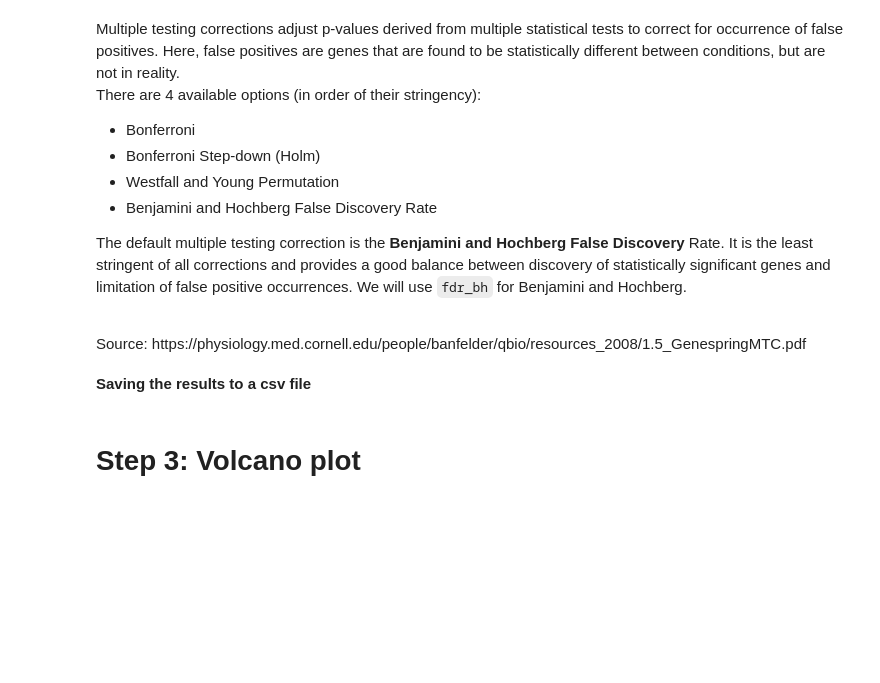
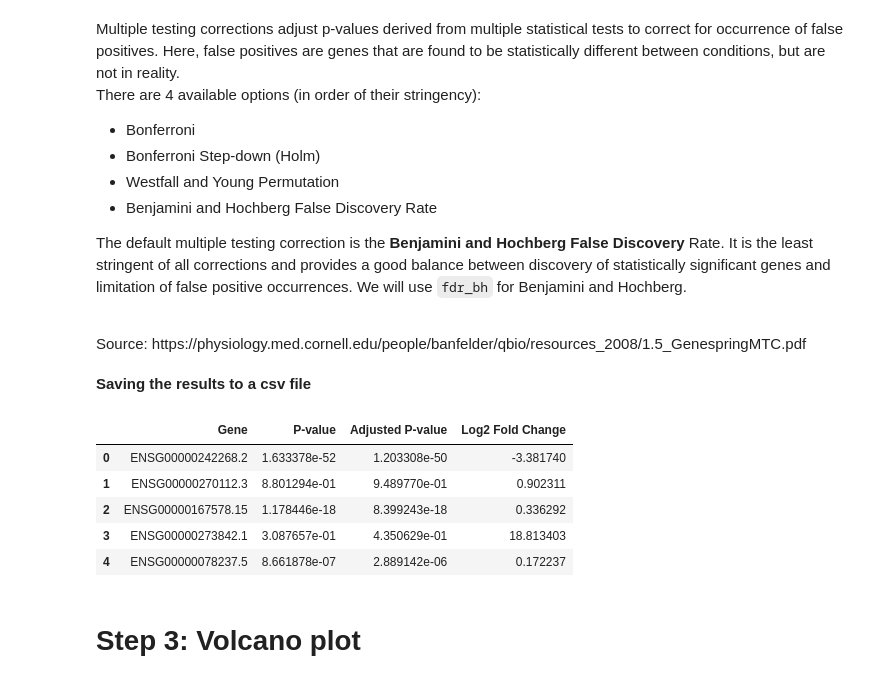
Before and after one commit to Crazz-Zaac/python-bioinformatics, a Jupyter notebook: Final Project.ipynb, the cells around one changed output. Cells and saved outputs as stored; diff of their text form; code cells hidden in the pictures; blank space fills up the shorter version.

```diff
--- a/Final Project.ipynb
+++ b/Final Project.ipynb
@@ -101,3 +118,6 @@ healthy_tissue_df = healthy_tissue_df.apply(pd.to_numeric, errors='coerce')
+# %%
+primary_tumor_df = primary_tumor_df.dropna()
+healthy_tissue_df = healthy_tissue_df.dropna()
 # %% [markdown]
 # Step 2: Identify differentially expressed genes
 # %% [markdown]
@@ -119,19 +136,24 @@ from statsmodels.stats.multitest import multipletests
 p_values = []
 adjusted_p_values = []
 log2_fold_changes = []
+epsilon = 1e-8
 
 # iterating over each genes
 for gene in primary_tumor_df.columns:
     # Mann-Whitney U test
-    stat, p_value = mannwhitneyu(primary_tumor_df[gene], healthy_tissue_df[gene], alternative='two-sided')
+    stat, p_value = mannwhitneyu(
+        primary_tumor_df[gene], healthy_tissue_df[gene], alternative="two-sided"
+    )
 
     # p-value for each gene
     p_values.append(p_value)
 
     # log2 fold change (assuming mean expression for simplicity)
-    mean_expression_primary_tumor = primary_tumor_df[gene].mean()
-    mean_expression_healthy_tissue = healthy_tissue_df[gene].mean()
-    log2_fold_change = np.log2(mean_expression_primary_tumor / mean_expression_healthy_tissue)
+    mean_expression_primary_tumor = primary_tumor_df[gene].mean(axis=0)
+    mean_expression_healthy_tissue = healthy_tissue_df[gene].mean(axis=0)
+    log2_fold_change = np.log2(
+        mean_expression_primary_tumor / (mean_expression_healthy_tissue + epsilon)
+    )
     log2_fold_changes.append(log2_fold_change)
 
     # Append nan for adjusted p-value for now (will calculate later)
@@ -152,4 +174,6 @@ The default multiple testing correction is the **Benjamini and Hochberg False Di
 Source: https://physiology.med.cornell.edu/people/banfelder/qbio/resources_2008/1.5_GenespringMTC.pdf
 # %%
 # Multiple testing correction for adjusted p-values
-adjusted_p_values = multipletests(p_values, method='fdr_bh')[1]
+_, adjusted_p_values, _, _ = smm.multipletests(
+        p_values, alpha=0.05, method="fdr_bh"
+    )
@@ -171,6 +190,15 @@ results_df = pd.DataFrame({
 
 # Saving the results to CSV
 results_df.to_csv('differential_expression_results.csv', index=False)
+# %%
+results_df.head()
+# %% [output]
+|  | Gene | P-value | Adjusted P-value | Log2 Fold Change |
+| 0 | ENSG00000242268.2 | 1.633378e-52 | 1.203308e-50 | -3.381740 |
+| 1 | ENSG00000270112.3 | 8.801294e-01 | 9.489770e-01 | 0.902311 |
+| 2 | ENSG00000167578.15 | 1.178446e-18 | 8.399243e-18 | 0.336292 |
+| 3 | ENSG00000273842.1 | 3.087657e-01 | 4.350629e-01 | 18.813403 |
+| 4 | ENSG00000078237.5 | 8.661878e-07 | 2.889142e-06 | 0.172237 |
 # %% [markdown]
 # Step 3: Volcano plot
 # %% [markdown]
```
Also changed, not shown: parts of 21 cells of this notebook.
